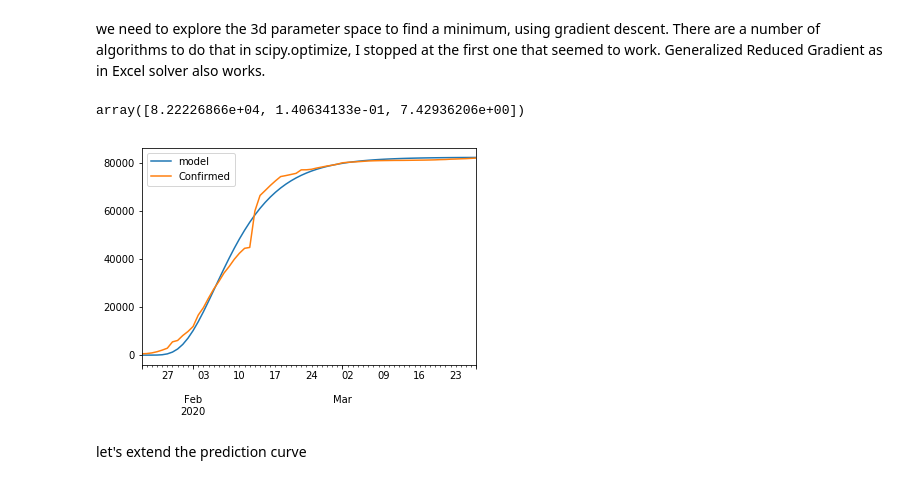
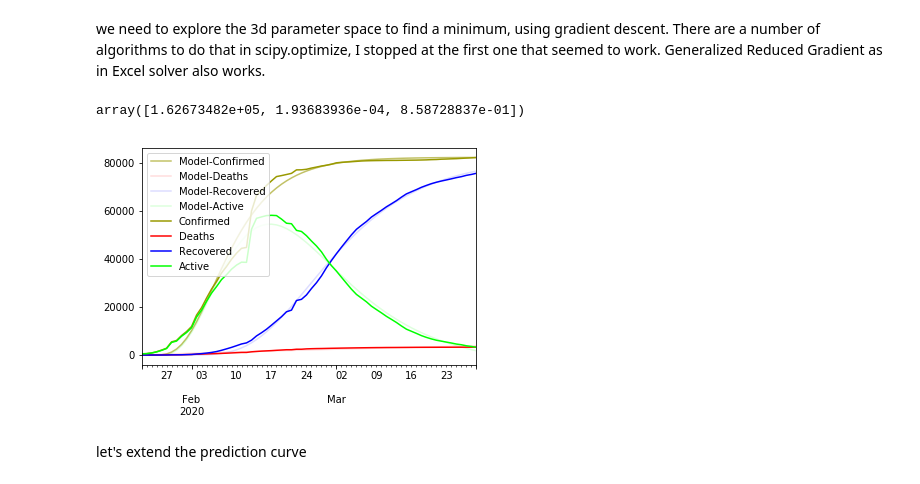
Before and after one commit to pangafu/covid-19-prediction-by-country-and-province, a Jupyter notebook: covid-19-prediction-by-country-and-province.ipynb, the cells around one changed output. Cells and saved outputs as stored; diff of their text form; code cells hidden in the pictures.

```diff
--- a/covid-19-prediction-by-country-and-province.ipynb
+++ b/covid-19-prediction-by-country-and-province.ipynb
@@ -54,7 +59,7 @@ full_table
 #cases = ['Confirmed', 'Deaths', 'Recovered', 'Active']
 
 # Active Case = confirmed - deaths - recovered
-#full_table['Active'] = full_table['Confirmed'] - full_table['Deaths'] - full_table['Recovered']
+full_table['Active'] = full_table['Confirmed'] - full_table['Deaths'] - full_table['Recovered']
 
 # replacing Mainland china with just China
 full_table['Country/Region'] = full_table['Country/Region'].replace('Mainland China', 'China')
@@ -62,3 +67,4 @@ full_table['Country/Region'] = full_table['Country/Region'].replace('Mainland Ch
 # filling missing values
 full_table[['Province/State']] = full_table[['Province/State']].fillna('')
 # full_table[cases] = full_table[cases].fillna(0)
+full_table
@@ -67,18 +87,18 @@ def get_time_series(country):
     # for some countries, data is spread over several Provinces
     if full_table[full_table['Country/Region'] == country]['Province/State'].nunique() > 1:
         country_table = full_table[full_table['Country/Region'] == country]
-        country_df = pd.DataFrame(pd.pivot_table(country_table, values = ['Confirmed'],
+        country_df = pd.DataFrame(pd.pivot_table(country_table, values = ['Confirmed', 'Deaths', 'Recovered', 'Active'],
                               index='Date', aggfunc=sum).to_records())
-        return country_df.set_index('Date')[['Confirmed']]
+        return country_df.set_index('Date')[['Confirmed', 'Deaths', 'Recovered', 'Active']]
     df = full_table[(full_table['Country/Region'] == country)
                 & (full_table['Province/State'].isin(['', country]))]
-    return df.set_index('Date')[['Confirmed']]
+    return df.set_index('Date')[['Confirmed', 'Deaths', 'Recovered', 'Active']]
 
 
 def get_time_series_province(province):
     # for some countries, data is spread over several Provinces
     df = full_table[(full_table['Province/State'] == province)]
-    return df.set_index('Date')[['Confirmed']]
+    return df.set_index('Date')[['Confirmed', 'Deaths', 'Recovered', 'Active']]
 # %% [markdown]
 data looks a bit dirty, we might get an overly optimistic prediction because the last number is not the final one for instance.
 
@@ -129,6 +138,7 @@ def model_with_lag(N, a, alpha, lag, t):
 def model(N, a, alpha, t):
     return max(N, 0) * (1 - math.e ** (min(-a, 0) * t)) ** max(alpha, 0)
 # %%
+model_index = 0
 
 def model_loss(params):
 #     N, a, alpha, lag = params
@@ -136,7 +146,7 @@ def model_loss(params):
     model_x = []
     r = 0
     for t in range(len(df)):
-        r += (model(N, a, alpha, t) - df.iloc[t, 0]) ** 2
+        r += (model(N, a, alpha, t) - df.iloc[t, model_index]) ** 2
 #         r += (math.log(1 + model(N, a, alpha, t)) - math.log(1 + df.iloc[t, 0])) ** 2
 #         r += (model_with_lag(N, a, alpha, lag, t) - df.iloc[t, 0]) ** 2
 #         print(model(N, a, alpha, t), df.iloc[t, 0])
@@ -150,24 +160,34 @@ use_lag_model = False
 if use_lag_model:
     opt = minimize(model_loss, x0=np.array([200000, 0.05, 15, 0]), method='Nelder-Mead', tol=1e-5).x
 else:
-    opt = minimize(model_loss, x0=np.array([200000, 0.05, 15]), method='Nelder-Mead', tol=1e-5).x
-opt
+    model_index = 0
+    opt_confirmed = minimize(model_loss, x0=np.array([200000, 0.05, 15]), method='Nelder-Mead', tol=1e-5).x
+    model_index = 1
+    opt_deaths = minimize(model_loss, x0=np.array([200000, 0.05, 15]), method='Nelder-Mead', tol=1e-5).x
+    model_index = 2
+    opt_recovered = minimize(model_loss, x0=np.array([200000, 0.05, 15]), method='Nelder-Mead', tol=1e-5).x
+opt_deaths
 # %% [output]
-array([8.22226866e+04, 1.40634133e-01, 7.42936206e+00])
+array([1.62673482e+05, 1.93683936e-04, 8.58728837e-01])
 # %%
 import matplotlib
 import matplotlib.pyplot as plt
 %matplotlib inline
 
 model_x = []
 for t in range(len(df)):
-    model_x.append([df.index[t], model(*opt, t)])
+    model_x.append([df.index[t], model(*opt_confirmed, t), model(*opt_deaths, t), model(*opt_recovered, t)])
 model_sim = pd.DataFrame(model_x, dtype=int)
 model_sim.set_index(0, inplace=True)
-model_sim.columns = ['model']
-pd.concat([model_sim, df], axis=1).plot()
+model_sim.columns = ['Model-Confirmed', 'Model-Deaths', 'Model-Recovered']
+
+model_sim['Model-Active'] = model_sim['Model-Confirmed'] - model_sim['Model-Deaths'] - model_sim['Model-Recovered']
+model_sim.loc[model_sim['Model-Active']<0,'Model-Active'] = 0
+plot_color = ['#99990099', '#FF000022', '#0000FF22', '#00FF0022', '#999900FF', '#FF0000FF', '#0000FFFF', '#00FF00FF']
+
+pd.concat([model_sim, df], axis=1).plot(color = plot_color)
 plt.show()
 # %% [output]
-[figure, old version]
+[figure, new version]
 # %% [markdown]
 let's extend the prediction curve
```
Also changed, not shown: parts of 23 cells of this notebook.
